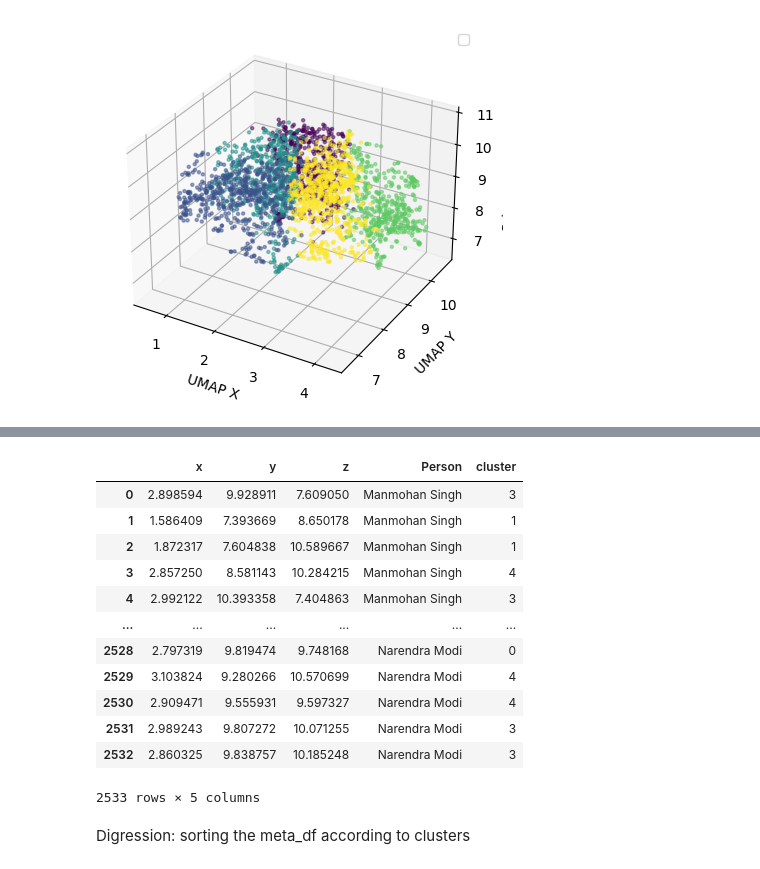
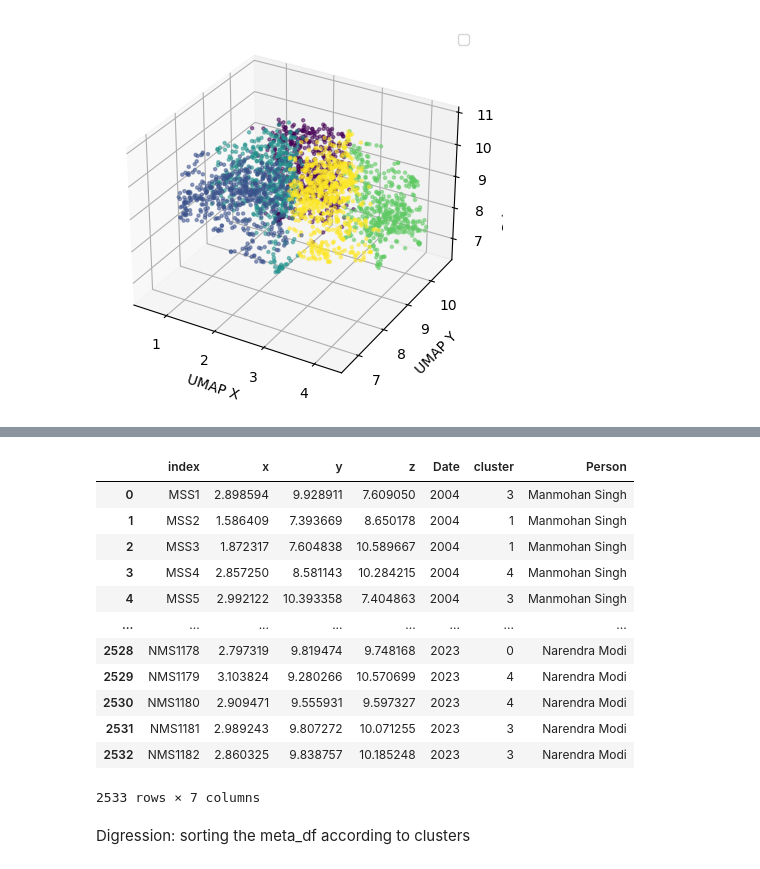
Before and after one commit to ohhlalit/CP, a Jupyter notebook: MS_NM_Meta/5.MS_NM_Clustering.ipynb, the cells around one changed output, grey strips where cells are left out. Cells and saved outputs as stored; diff of their text form; code cells hidden in the pictures.

```diff
--- a/MS_NM_Meta/5.MS_NM_Clustering.ipynb
+++ b/MS_NM_Meta/5.MS_NM_Clustering.ipynb
@@ -440,18 +421,20 @@ df_dim_date
-# %%
-df_umap
-# %% [output]
-|  | x | y | z | Person | cluster |
-| 0 | 2.898594 | 9.928911 | 7.609050 | Manmohan Singh | 3 |
-| 1 | 1.586409 | 7.393669 | 8.650178 | Manmohan Singh | 1 |
-| 2 | 1.872317 | 7.604838 | 10.589667 | Manmohan Singh | 1 |
-| 3 | 2.857250 | 8.581143 | 10.284215 | Manmohan Singh | 4 |
-| 4 | 2.992122 | 10.393358 | 7.404863 | Manmohan Singh | 3 |
-| ... | ... | ... | ... | ... | ... |
-| 2528 | 2.797319 | 9.819474 | 9.748168 | Narendra Modi | 0 |
-| 2529 | 3.103824 | 9.280266 | 10.570699 | Narendra Modi | 4 |
-| 2530 | 2.909471 | 9.555931 | 9.597327 | Narendra Modi | 4 |
-| 2531 | 2.989243 | 9.807272 | 10.071255 | Narendra Modi | 3 |
-| 2532 | 2.860325 | 9.838757 | 10.185248 | Narendra Modi | 3 |
-2533 rows × 5 columns
+# %%
+df_dim_date_1 = pd.concat([meta_df['index'], df_dim_date], axis = 1)
+# %%
+df_dim_date_1
+# %% [output]
+|  | index | x | y | z | Date | cluster | Person |
+| 0 | MSS1 | 2.898594 | 9.928911 | 7.609050 | 2004 | 3 | Manmohan Singh |
+| 1 | MSS2 | 1.586409 | 7.393669 | 8.650178 | 2004 | 1 | Manmohan Singh |
+| 2 | MSS3 | 1.872317 | 7.604838 | 10.589667 | 2004 | 1 | Manmohan Singh |
+| 3 | MSS4 | 2.857250 | 8.581143 | 10.284215 | 2004 | 4 | Manmohan Singh |
+| 4 | MSS5 | 2.992122 | 10.393358 | 7.404863 | 2004 | 3 | Manmohan Singh |
+| ... | ... | ... | ... | ... | ... | ... | ... |
+| 2528 | NMS1178 | 2.797319 | 9.819474 | 9.748168 | 2023 | 0 | Narendra Modi |
+| 2529 | NMS1179 | 3.103824 | 9.280266 | 10.570699 | 2023 | 4 | Narendra Modi |
+| 2530 | NMS1180 | 2.909471 | 9.555931 | 9.597327 | 2023 | 4 | Narendra Modi |
+| 2531 | NMS1181 | 2.989243 | 9.807272 | 10.071255 | 2023 | 3 | Narendra Modi |
+| 2532 | NMS1182 | 2.860325 | 9.838757 | 10.185248 | 2023 | 3 | Narendra Modi |
+2533 rows × 7 columns
 # %%
 # Store the dataframe to csv file
```
Also changed, not shown: parts of 5 cells of this notebook.
